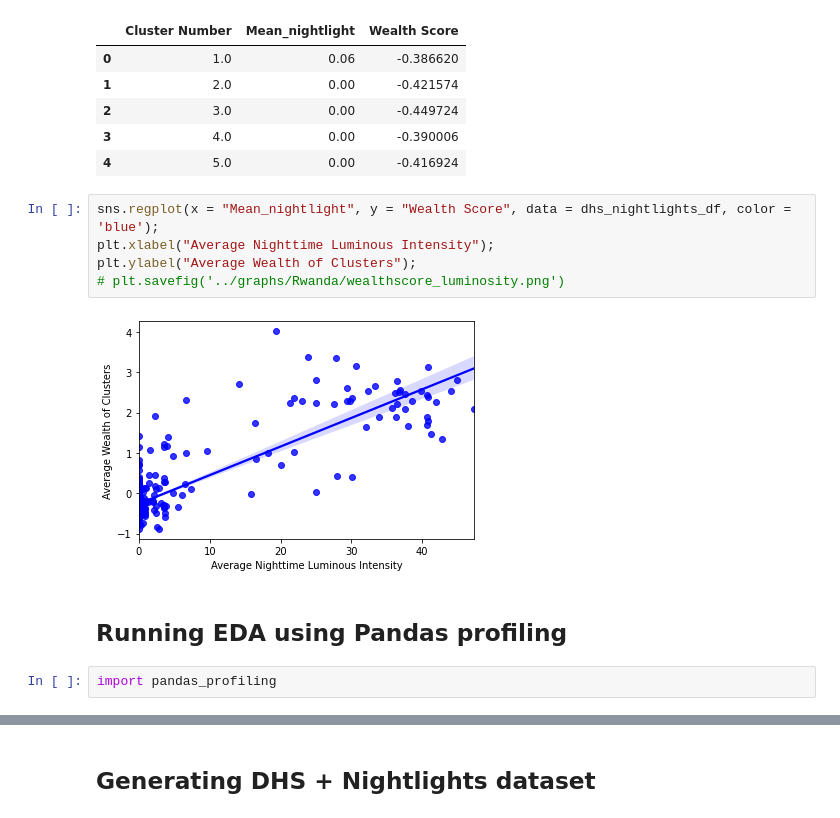
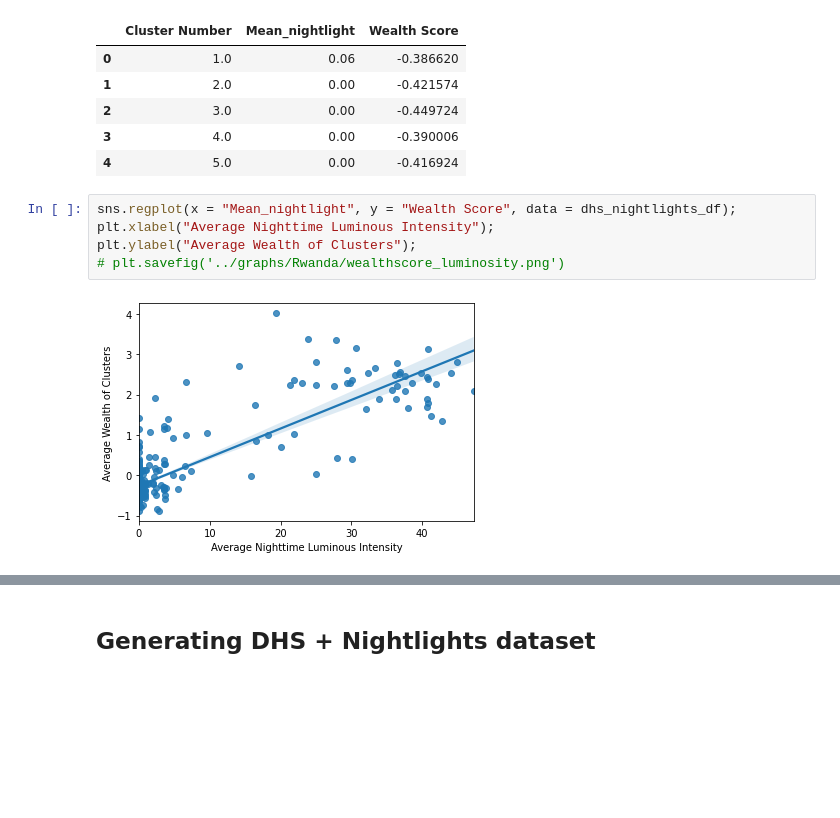
Before and after one commit to aishwaryawahane/poverty_predictor, a Jupyter notebook: notebooks/Nightlight_DHS_Analysis.ipynb, the cells around one changed output, grey strips where cells are left out. Drawn from its saved outputs; the diff is of its cells as text; blank space fills up the shorter version.

```diff
--- a/notebooks/Nightlight_DHS_Analysis.ipynb
+++ b/notebooks/Nightlight_DHS_Analysis.ipynb
@@ -18,13 +19,9 @@ dhs_nightlights_df.head()
 | 3 | 4.0 | 0.00 | -0.390006 |
 | 4 | 5.0 | 0.00 | -0.416924 |
 # %%
-sns.regplot(x = "Mean_nightlight", y = "Wealth Score", data = dhs_nightlights_df, color = 'blue');
+sns.regplot(x = "Mean_nightlight", y = "Wealth Score", data = dhs_nightlights_df);
 plt.xlabel("Average Nighttime Luminous Intensity");
 plt.ylabel("Average Wealth of Clusters");
 # plt.savefig('../graphs/Rwanda/wealthscore_luminosity.png')
 # %% [output]
-[figure, old version]
+[figure, new version]
-# %% [markdown]
-## Running EDA using Pandas profiling
-# %%
-import pandas_profiling
```
Also changed, not shown: parts of 13 cells of this notebook, 1 other file.
